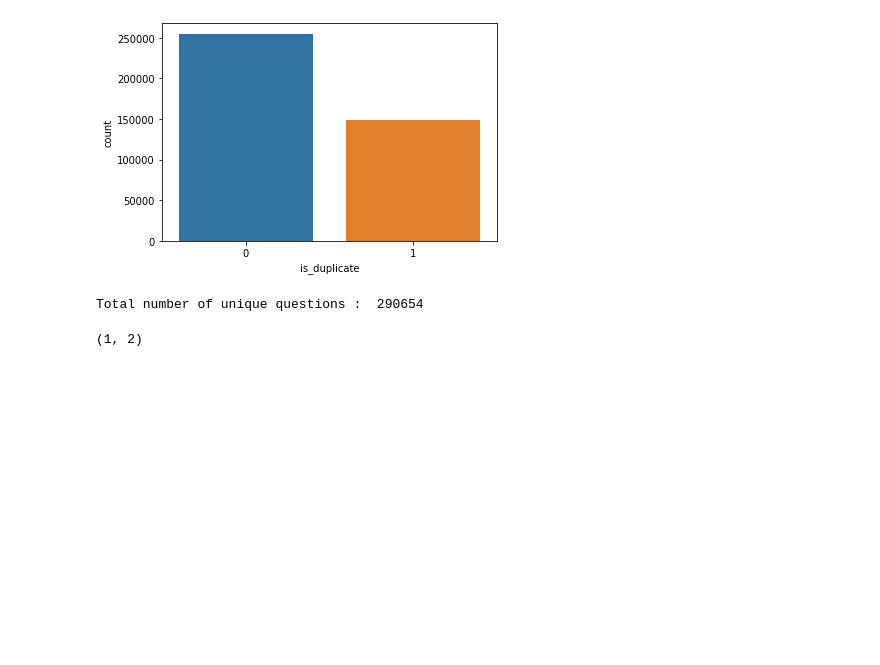
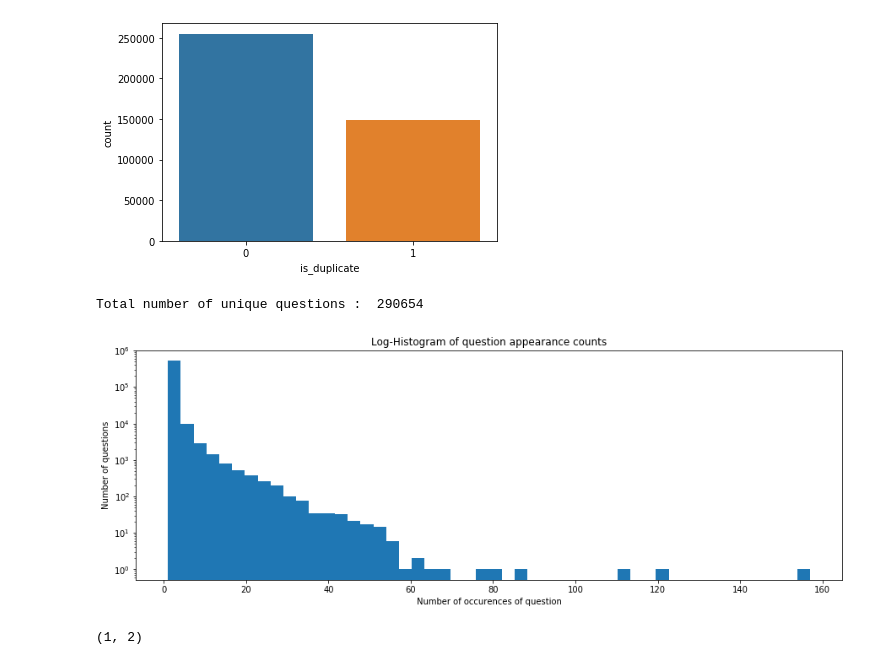
Before and after one commit to prerit2010/quora-question-similarity-prediction, a Jupyter notebook: model.ipynb, the cells around one changed output. Saved outputs shown, nothing was run; the diff lists cells and outputs as text; code cells hidden in the pictures; blank space fills up the shorter version.

```diff
--- a/model.ipynb
+++ b/model.ipynb
@@ -50,6 +51,18 @@ final_list = list(set(df_train['qid1']) | set(df_train['qid1']))
 print('Total number of unique questions : ', len(final_list))
 # %% [output]
 Total number of unique questions :  290654
+# %%
+qids = pd.Series(df_train['qid1'].tolist() + df_train['qid2'].tolist())
+
+plt.figure(figsize=(15, 5))
+plt.hist(qids.value_counts(), bins=50)
+plt.yscale('log', nonposy='clip')
+plt.title('Log-Histogram of question appearance counts')
+plt.xlabel('Number of occurences of question')
+plt.ylabel('Number of questions')
+print()
+# %% [output]
+[figure, added]
 # %%
  df_train['question1'].isna().sum(), df_train['question2'].isna().sum()
 # %% [output]
```
Also changed, not shown: parts of 11 cells of this notebook.
